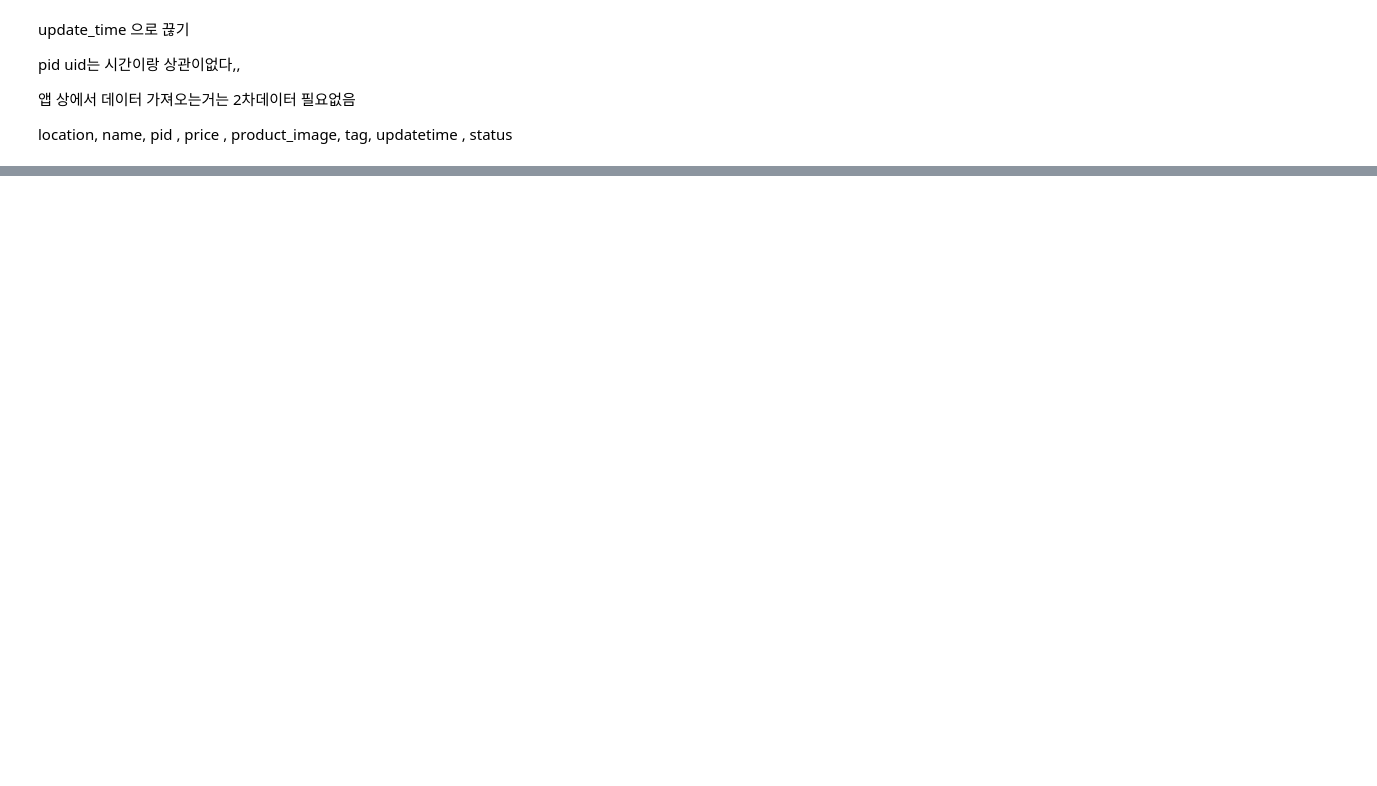
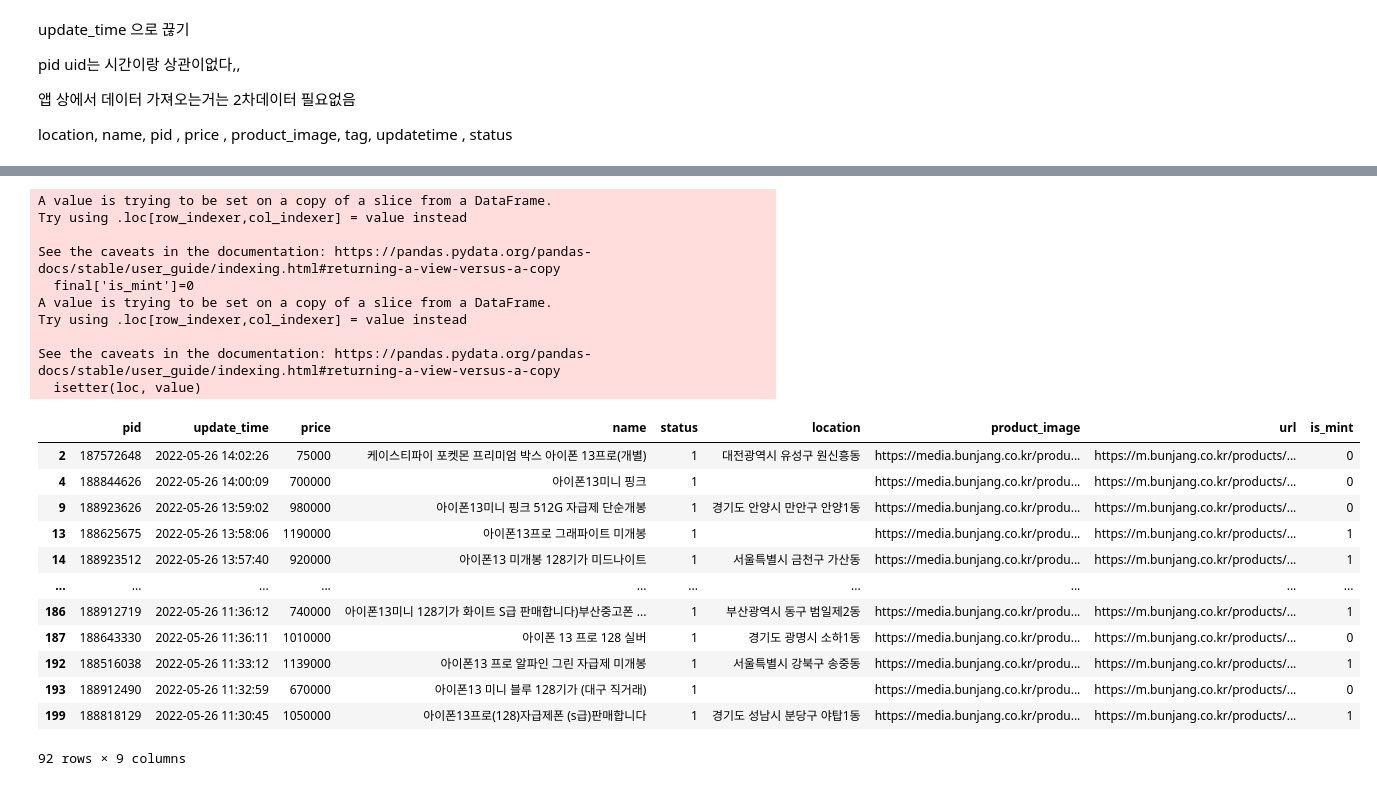
Before and after one commit to capstoneIldanGo/used_product_crawler, a Jupyter notebook: bunjang_crawler.ipynb, the cells around one changed output, grey strips where cells are left out. Drawn from its saved outputs; the diff is of its cells as text; code cells hidden in the pictures; blank space fills up the shorter version.

```diff
--- a/bunjang_crawler.ipynb
+++ b/bunjang_crawler.ipynb
@@ -241,0 +59,9 @@ details
+# %%
+#
+col =['pid','update_time','price', 'name','status', 'location', 'product_image']
+total=df[col]
+total['status'] = total['status'].map(lambda x : make_binary(x))
+total['url'] = 'https://m.bunjang.co.kr/products/'+ total['pid']
+total['update_time']=total['update_time'].map(lambda x : make_local_str_time(x))
+total=total.dropna()
+total
@@ -241,0 +97,4 @@ details
+# %%
+buy = total[total['name'].str.contains('삽니|매입|사요', na=False)]
+only_sale=pd.merge(total, buy, how='outer', indicator = True).query('_merge == "left_only"').drop(columns=['_merge'])
+only_sale
@@ -241,0 +137,30 @@ details
+# %%
+#is_mint
+mint_list=list(final[final['name'].str.contains("s급|S급|미개봉|민트급|새상품")].index)
+final['is_mint']=0
+final.loc[mint_list,'is_mint']=1
+final
+# %% [output]
+A value is trying to be set on a copy of a slice from a DataFrame.
+Try using .loc[row_indexer,col_indexer] = value instead
+
+See the caveats in the documentation: https://pandas.pydata.org/pandas-docs/stable/user_guide/indexing.html#returning-a-view-versus-a-copy
+  final['is_mint']=0
+A value is trying to be set on a copy of a slice from a DataFrame.
+Try using .loc[row_indexer,col_indexer] = value instead
+
+See the caveats in the documentation: https://pandas.pydata.org/pandas-docs/stable/user_guide/indexing.html#returning-a-view-versus-a-copy
+  isetter(loc, value)
+|  | pid | update_time | price | name | status | location | product_image | url | is_mint |
+| 2 | 187572648 | 2022-05-26 14:02:26 | 75000 | 케이스티파이 포켓몬 프리미엄 박스 아이폰 13프로(개별) | 1 | 대전광역시 유성구 원신흥동 | https://media.bunjang.co.kr/produ... | https://m.bunjang.co.kr/products/... | 0 |
+| 4 | 188844626 | 2022-05-26 14:00:09 | 700000 | 아이폰13미니 핑크 | 1 |  | https://media.bunjang.co.kr/produ... | https://m.bunjang.co.kr/products/... | 0 |
+| 9 | 188923626 | 2022-05-26 13:59:02 | 980000 | 아이폰13미니 핑크 512G 자급제 단순개봉 | 1 | 경기도 안양시 만안구 안양1동 | https://media.bunjang.co.kr/produ... | https://m.bunjang.co.kr/products/... | 0 |
+| 13 | 188625675 | 2022-05-26 13:58:06 | 1190000 | 아이폰13프로 그래파이트 미개봉 | 1 |  | https://media.bunjang.co.kr/produ... | https://m.bunjang.co.kr/products/... | 1 |
+| 14 | 188923512 | 2022-05-26 13:57:40 | 920000 | 아이폰13 미개봉 128기가 미드나이트 | 1 | 서울특별시 금천구 가산동 | https://media.bunjang.co.kr/produ... | https://m.bunjang.co.kr/products/... | 1 |
+| ... | ... | ... | ... | ... | ... | ... | ... | ... | ... |
+| 186 | 188912719 | 2022-05-26 11:36:12 | 740000 | 아이폰13미니 128기가 화이트 S급 판매합니다)부산중고폰 ... | 1 | 부산광역시 동구 범일제2동 | https://media.bunjang.co.kr/produ... | https://m.bunjang.co.kr/products/... | 1 |
+| 187 | 188643330 | 2022-05-26 11:36:11 | 1010000 | 아이폰 13 프로 128 실버 | 1 | 경기도 광명시 소하1동 | https://media.bunjang.co.kr/produ... | https://m.bunjang.co.kr/products/... | 0 |
+| 192 | 188516038 | 2022-05-26 11:33:12 | 1139000 | 아이폰13 프로 알파인 그린 자급제 미개봉 | 1 | 서울특별시 강북구 송중동 | https://media.bunjang.co.kr/produ... | https://m.bunjang.co.kr/products/... | 1 |
+| 193 | 188912490 | 2022-05-26 11:32:59 | 670000 | 아이폰13 미니 블루 128기가 (대구 직거래) | 1 |  | https://media.bunjang.co.kr/produ... | https://m.bunjang.co.kr/products/... | 0 |
+| 199 | 188818129 | 2022-05-26 11:30:45 | 1050000 | 아이폰13프로(128)자급제폰 (s급)판매합니다 | 1 | 경기도 성남시 분당구 야탑1동 | https://media.bunjang.co.kr/produ... | https://m.bunjang.co.kr/products/... | 1 |
+92 rows × 9 columns
```
Also changed, not shown: parts of 34 cells of this notebook, 9 other files.
